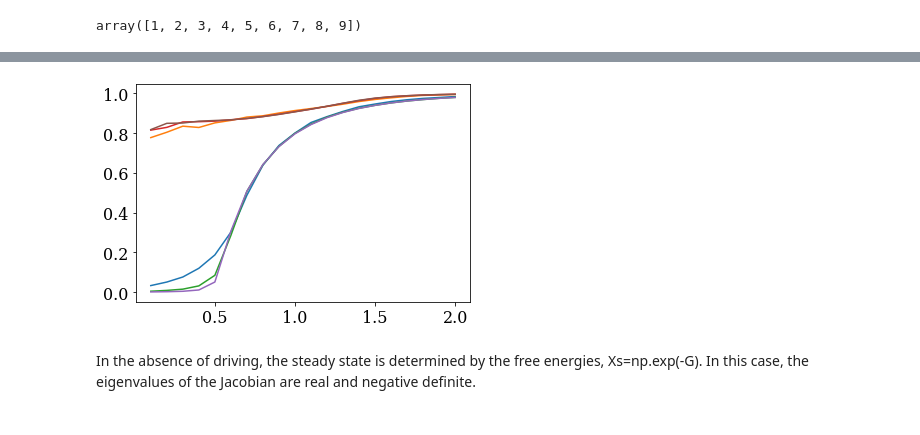
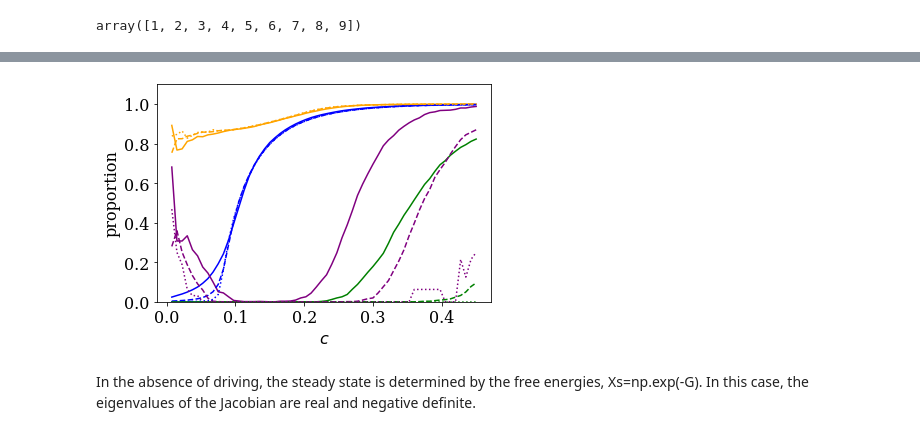
Before and after one commit to znicolaou/rmtchem, a Jupyter notebook: rmtchem.ipynb, the cells around one changed output, grey strips where cells are left out. Drawn from its saved outputs; the diff is of its cells as text; code cells hidden in the pictures.

```diff
--- a/rmtchem.ipynb
+++ b/rmtchem.ipynb
@@ -61,13 +24,20 @@ plt.show()
-# %%
-ns=[100,1000,5000]
-cs=np.arange(1,21)/10
-[rss,lss]=np.load('data/er.npy')
-for i in range(3):
-    plt.plot(cs,lss[i])
-    plt.plot(cs,rss[i])
-plt.show()
-# %% [output]
-[figure, removed]
+# %%
+ns=[100,1000,10000]
+ls=['-','--',':']
+plt.xlabel('$c$')
+plt.ylabel("proportion")
+plt.ylim(0,1.1)
+for i in range(3):
+    n=ns[i]
+    dat=np.loadtxt('data/er/'+str(n)+'/scounts.txt')
+    plt.plot(dat[:,1]/(20/3),dat[:,2],color='blue',linestyle=ls[i])
+    plt.plot(dat[:,1]/(20/3),dat[:,3],color='orange',linestyle=ls[i])
+    plt.plot(dat[:,1]/(20/3),dat[:,4],color='green',linestyle=ls[i])
+    plt.plot(dat[:,1]/(20/3),dat[:,5],color='purple',linestyle=ls[i])
+
+plt.show()
+# %% [output]
+[figure, added]
 # %% [markdown]
 In the absence of driving, the steady state is determined by the free energies, Xs=np.exp(-G). In this case, the eigenvalues of the Jacobian are real and negative definite.
 # %%
```
Also changed, not shown: parts of 2 cells of this notebook, 2 other files.
